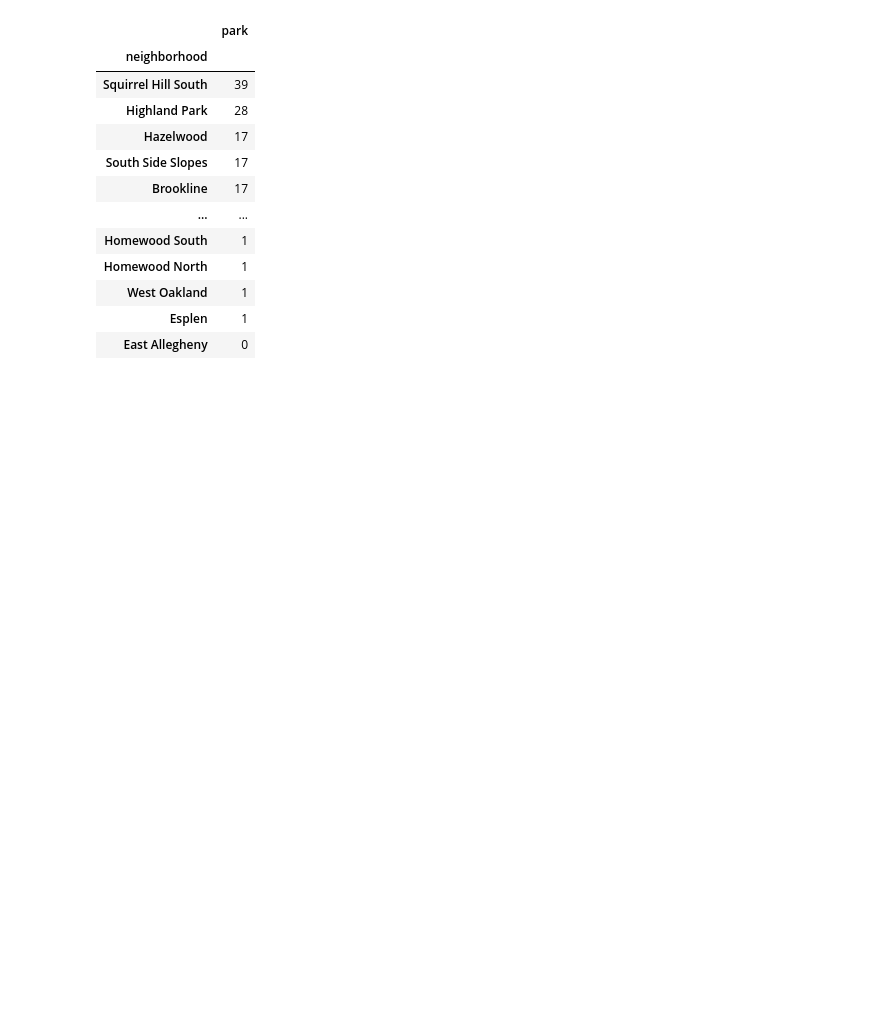
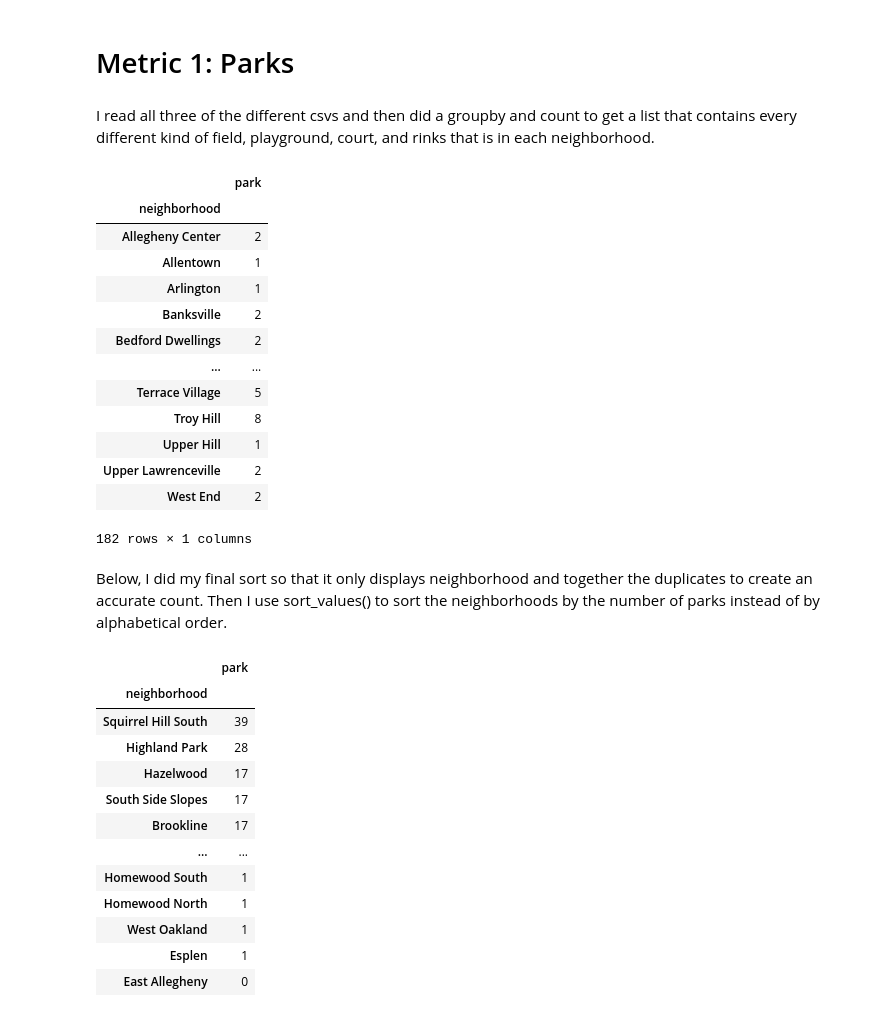
Before and after one commit to sagil591/CMPINF10-FinalProject, a Jupyter notebook: Recreation.ipynb, the cells around one changed output. Cells and saved outputs as stored; diff of their text form; code cells hidden in the pictures; blank space fills up the shorter version.

```diff
--- a/Recreation.ipynb
+++ b/Recreation.ipynb
@@ -21 +6,37 @@ recreation = pd.concat([recreation, court])['park']
+# %% [markdown]
+# Metric 1: Parks
+# %% [markdown]
+I read all three of the different csvs and then did a groupby and count to get a list that contains every different kind of field, playground, court, and rinks that is in each neighborhood.
+# %%
+rec = pd.read_csv("City of Pittsburgh Playing Fields.csv", index_col = "id")
+numrec = rec.groupby('neighborhood').count()
+playground = pd.read_csv("Playgrounds.csv")
+play = playground.groupby('neighborhood').count()
+
+#Combined the two different dataframes together through concatenation
+recreation = pd.concat([numrec, play])
+court = pd.read_csv("Courts and Rinks.csv")
+court = court.groupby('neighborhood').count()
+
+#Did a second concatenation to have all sets needed combined
+recreation = pd.concat([recreation, court])['park']
+recreation = pd.DataFrame(recreation)
+recreation
+# %% [output]
+|  | park |
+| neighborhood |  |
+| Allegheny Center | 2 |
+| Allentown | 1 |
+| Arlington | 1 |
+| Banksville | 2 |
+| Bedford Dwellings | 2 |
+| ... | ... |
+| Terrace Village | 5 |
+| Troy Hill | 8 |
+| Upper Hill | 1 |
+| Upper Lawrenceville | 2 |
+| West End | 2 |
+182 rows × 1 columns
+# %% [markdown]
+Below, I did my final sort so that it only displays neighborhood and together the duplicates to create an accurate count. Then I use sort_values() to sort the neighborhoods by the number of parks instead of by alphabetical order.
 # %%
```
Also changed, not shown: parts of 19 cells of this notebook, 1 other file.
